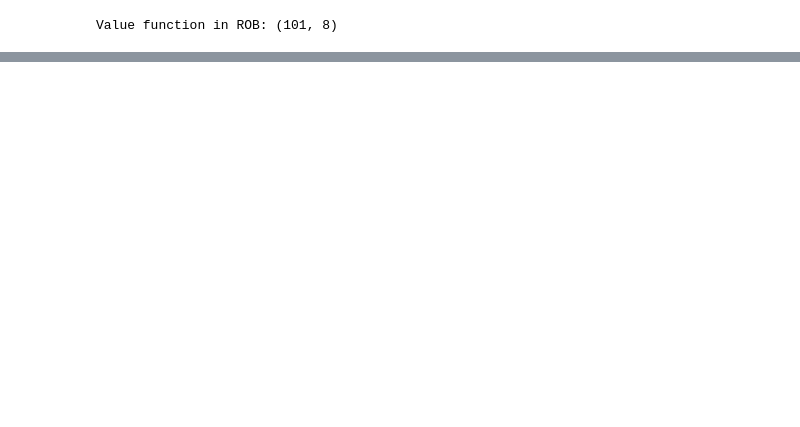
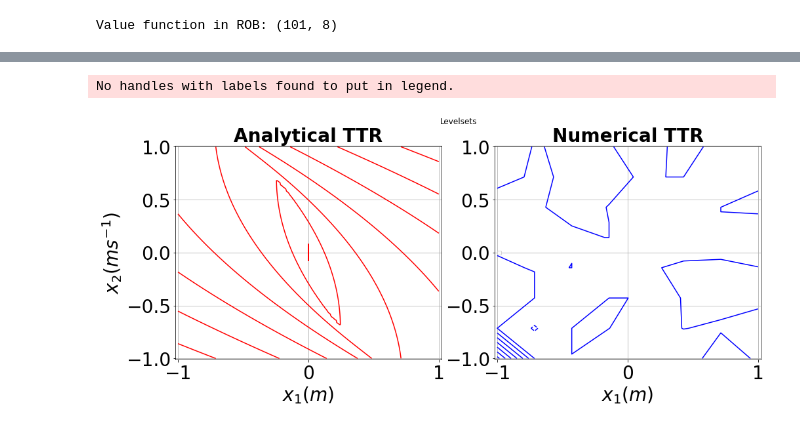
Before and after one commit to robotsorcerer/ComplexBRAT, a Jupyter notebook: Notes/double_integrator_pgd.ipynb, the cells around one changed output, grey strips where cells are left out. Saved outputs shown, nothing was run; the diff lists cells and outputs as text; code cells hidden in the pictures; blank space fills up the shorter version.

```diff
--- a/Notes/double_integrator_pgd.ipynb
+++ b/Notes/double_integrator_pgd.ipynb
@@ -756,0 +388,35 @@ gmm.K
+# %%
+def controllability(g, gr, attr, value_func_init):
+	fontdict = {'fontsize':28, 'fontweight':'bold'}
+	f, (ax1, ax2) = plt.subplots(1,2,figsize=(16, 6))
+
+	ax1.contour(g.xs[0], g.xs[1], attr, colors='red', linewidths=6)
+	ax1.set_title('Analytical TTR', fontdict =fontdict)
+	ax1.set_xlabel(r"$x_1 (m)$", fontdict =fontdict)
+	ax1.set_ylabel(r"$x_2 (ms^{-1})$", fontdict =fontdict)
+	ax1.tick_params(axis='both', which='major', labelsize=28)
+	ax1.tick_params(axis='both', which='minor', labelsize=18)
+	ax1.set_xlim([-1.02, 1.02])
+	ax1.set_ylim([-1.01, 1.01])
+	ax1.grid()
+
+	ax2.contour(gr.xs[0], gr.xs[1], value_func_init, colors='blue')
+	ax2.set_title('Numerical TTR', fontdict =fontdict)
+	ax2.set_xlabel(r"$x_1 (m)$", fontdict =fontdict)
+	ax2.set_xlim([-1.02, 1.02])
+	ax2.set_ylim([-1.01, 1.01])
+	ax2.grid('on')
+	ax2.tick_params(axis='both', which='major', labelsize=28)
+	ax2.tick_params(axis='both', which='minor', labelsize=18)
+	ax2.legend(loc="center left", fontsize=8)
+
+	f.suptitle(f"Levelsets", fontdict =fontdict)
+
+	f.canvas.draw()
+	f.canvas.flush_events()
+	time.sleep(args.pause_time)
+# %%
+controllability(g, gr, attr, value_rob)
+# %% [output]
+No handles with labels found to put in legend.
+[figure, added]
```
Also changed, not shown: parts of 17 cells of this notebook, 7 other files.
